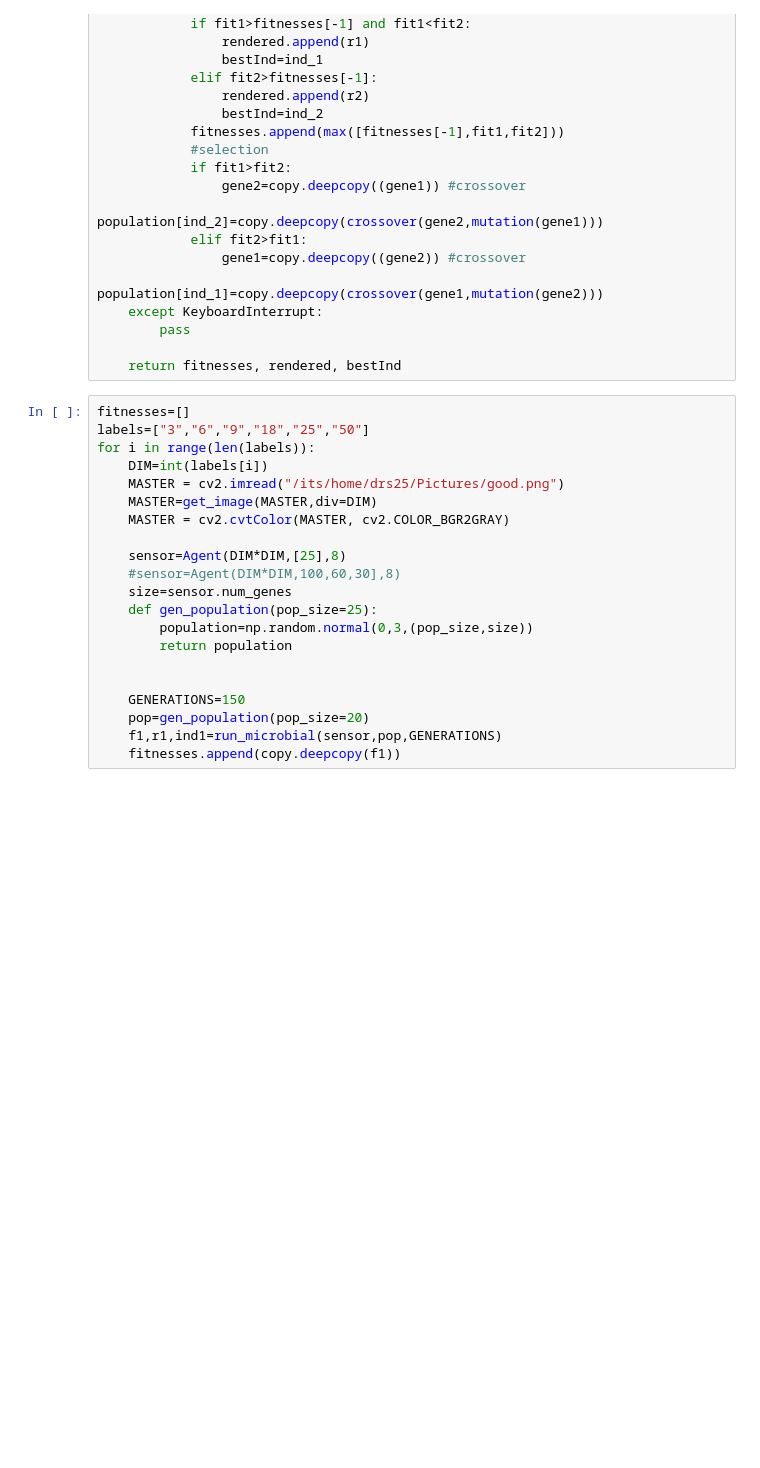
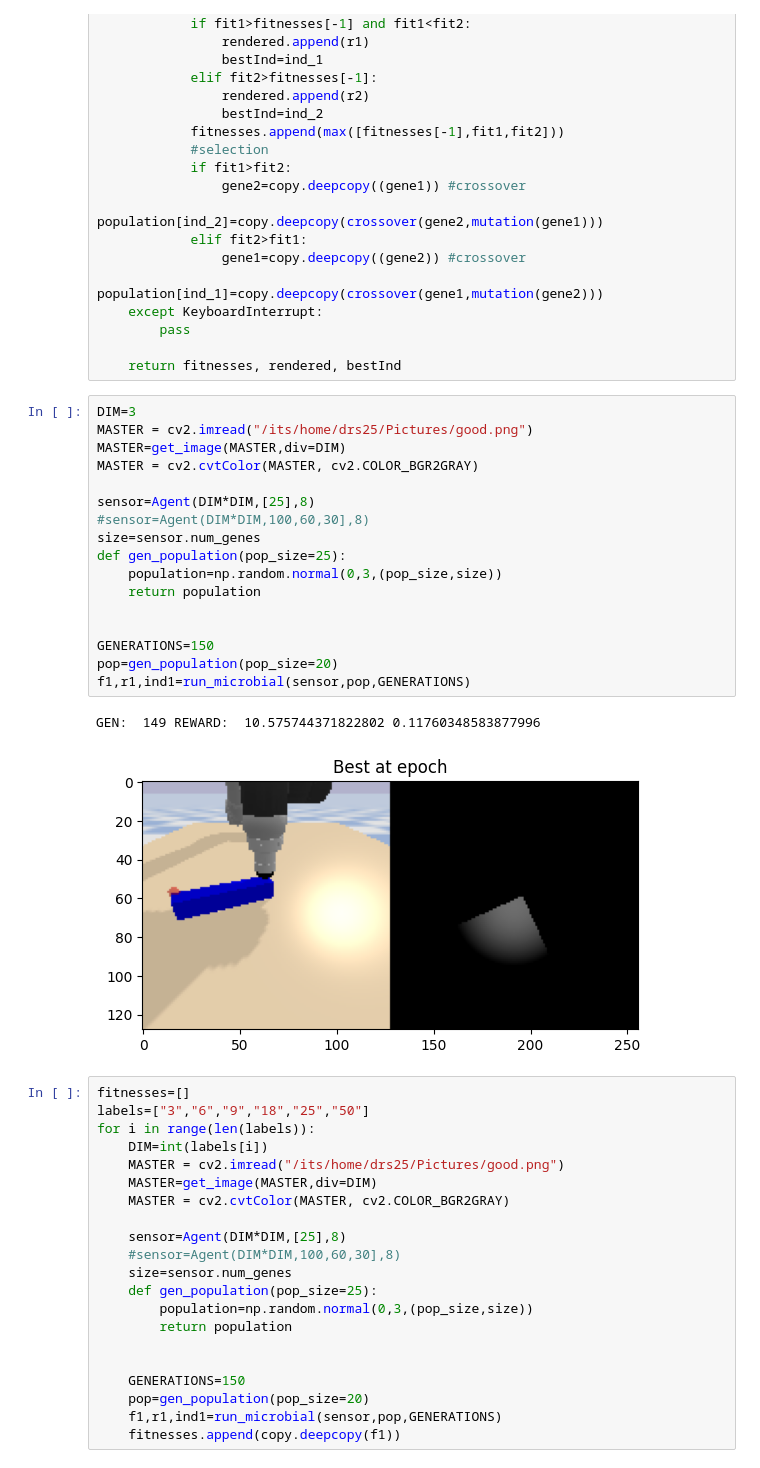
Before and after one commit to shepai/Chaos-Robotics, a Jupyter notebook: Bio-inspired sensors/Sim/test.ipynb, the cells around one changed output. Drawn from its saved outputs; the diff is of its cells as text; blank space fills up the shorter version.

Commit message:
get better plot over time

```diff
--- a/Bio-inspired sensors/Sim/test.ipynb
+++ b/Bio-inspired sensors/Sim/test.ipynb
@@ -334,6 +334,26 @@ def run_microbial(sensor,population,generations): #microbial algorithm trial
         pass
 
     return fitnesses, rendered, bestInd
+# %%
+DIM=3
+MASTER = cv2.imread("/its/home/drs25/Pictures/good.png")
+MASTER=get_image(MASTER,div=DIM)
+MASTER = cv2.cvtColor(MASTER, cv2.COLOR_BGR2GRAY)
+
+sensor=Agent(DIM*DIM,[25],8)
+#sensor=Agent(DIM*DIM,100,60,30],8)
+size=sensor.num_genes
+def gen_population(pop_size=25):
+    population=np.random.normal(0,3,(pop_size,size))
+    return population
+
+
+GENERATIONS=150
+pop=gen_population(pop_size=20)
+f1,r1,ind1=run_microbial(sensor,pop,GENERATIONS)
+# %% [output]
+GEN:  149 REWARD:  10.575744371822802 0.11760348583877996
+[figure, added]
 # %%
 fitnesses=[]
 labels=["3","6","9","18","25","50"]
```
Also changed, not shown: parts of 2 cells of this notebook, 3 other files.
